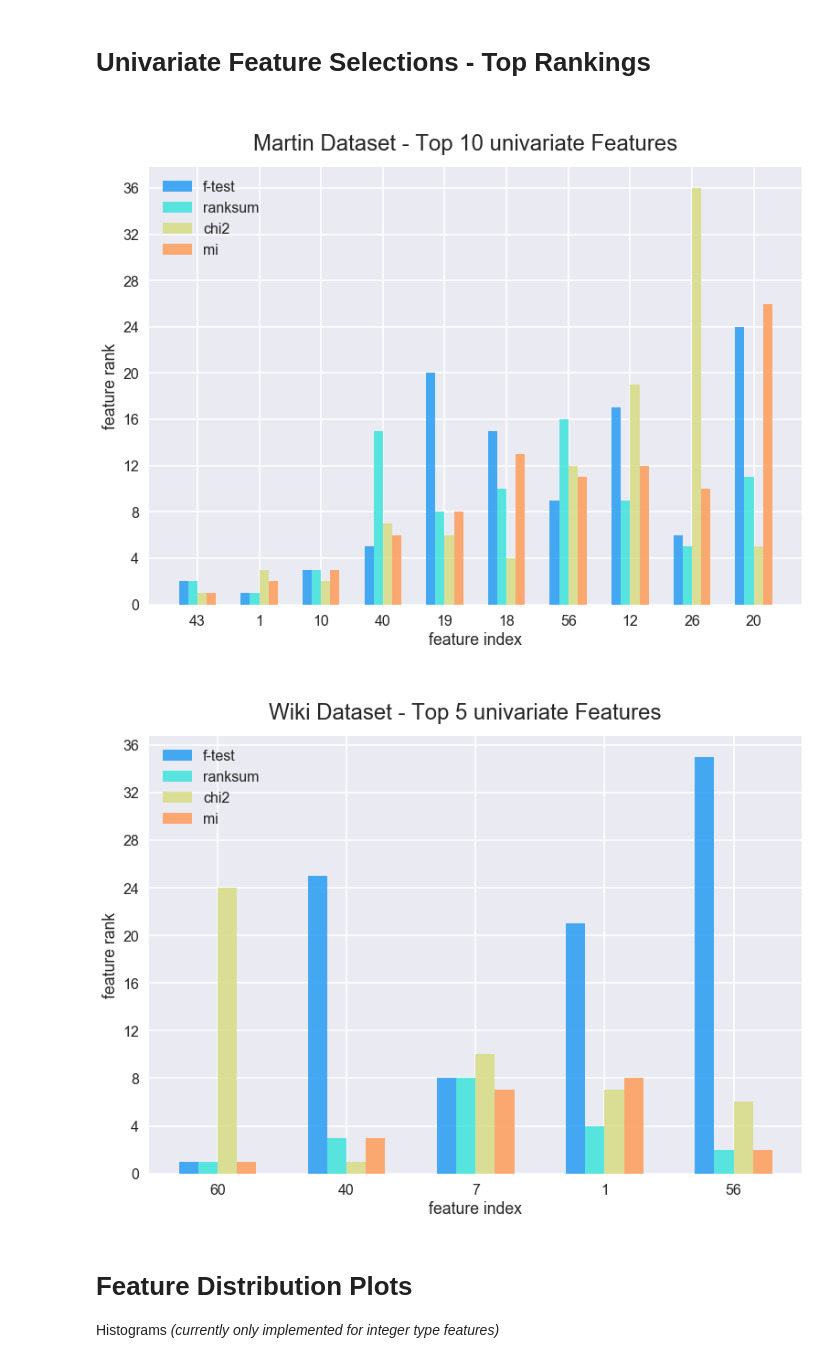
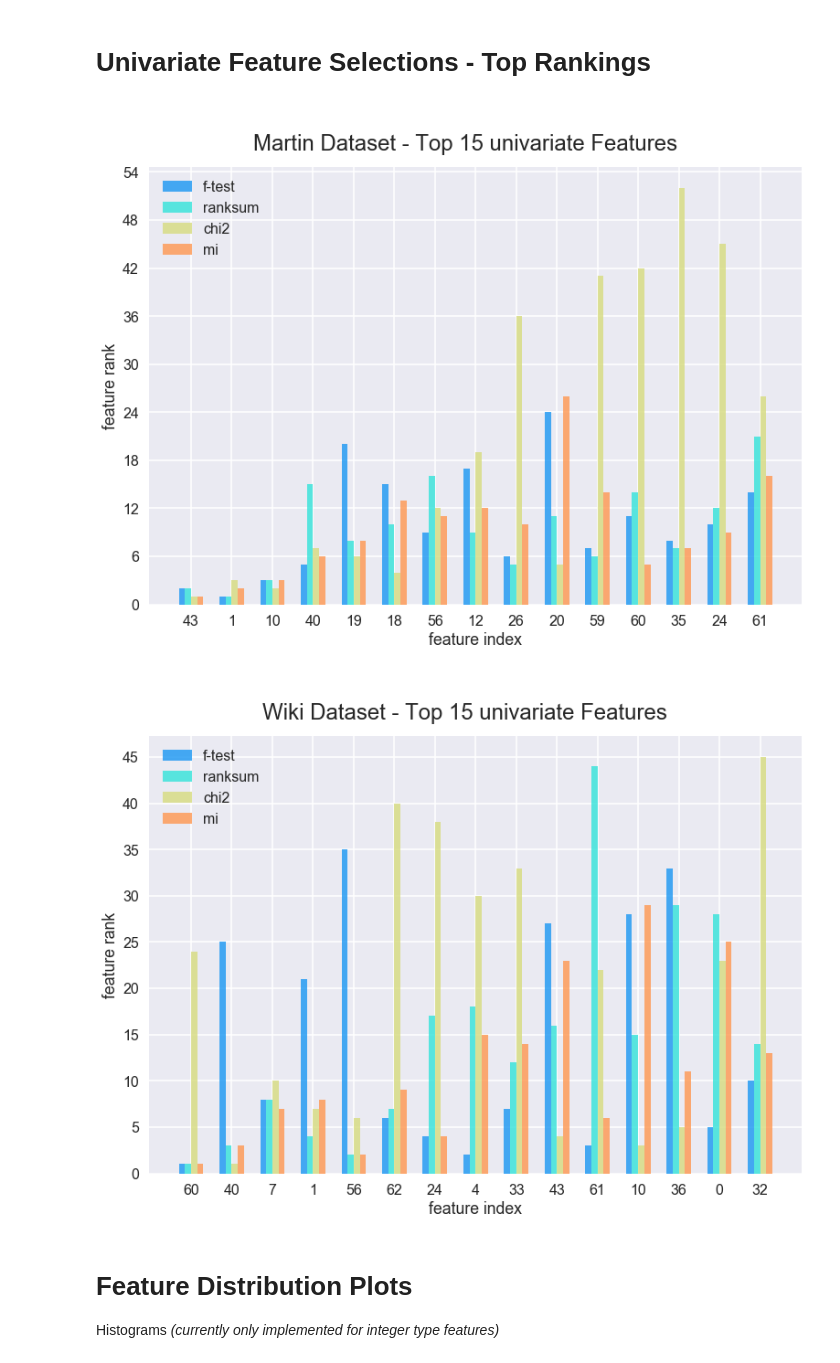
Before and after one commit to nischikata/AggressivenessClassification, a Jupyter notebook: DEMO_FeaturePlots.ipynb, the cells around one changed output. Cells and saved outputs as stored; diff of their text form; code cells hidden in the pictures.

```diff
--- a/DEMO_FeaturePlots.ipynb
+++ b/DEMO_FeaturePlots.ipynb
@@ -10,11 +10,11 @@ w_ranks = "Datasets/W_SELECTIONS_univariate.csv"
 # %% [markdown]
 # Univariate Feature Selections - Top Rankings
 # %%
-plot_topRanked(m_ranks, 10, "Martin Dataset")
-plot_topRanked(w_ranks, 5, "Wiki Dataset")
+plot_topRanked(m_ranks, 15, "Martin Dataset")
+plot_topRanked(w_ranks, 15, "Wiki Dataset")
 # %% [output]
-[figure, old version]
+[figure, new version]
-[figure, old version]
+[figure, new version]
 # %% [markdown]
 # Feature Distribution Plots
 Histograms *(currently only implemented for integer type features)*
```
Also changed, not shown: parts of 2 cells of this notebook, 2 other files.
